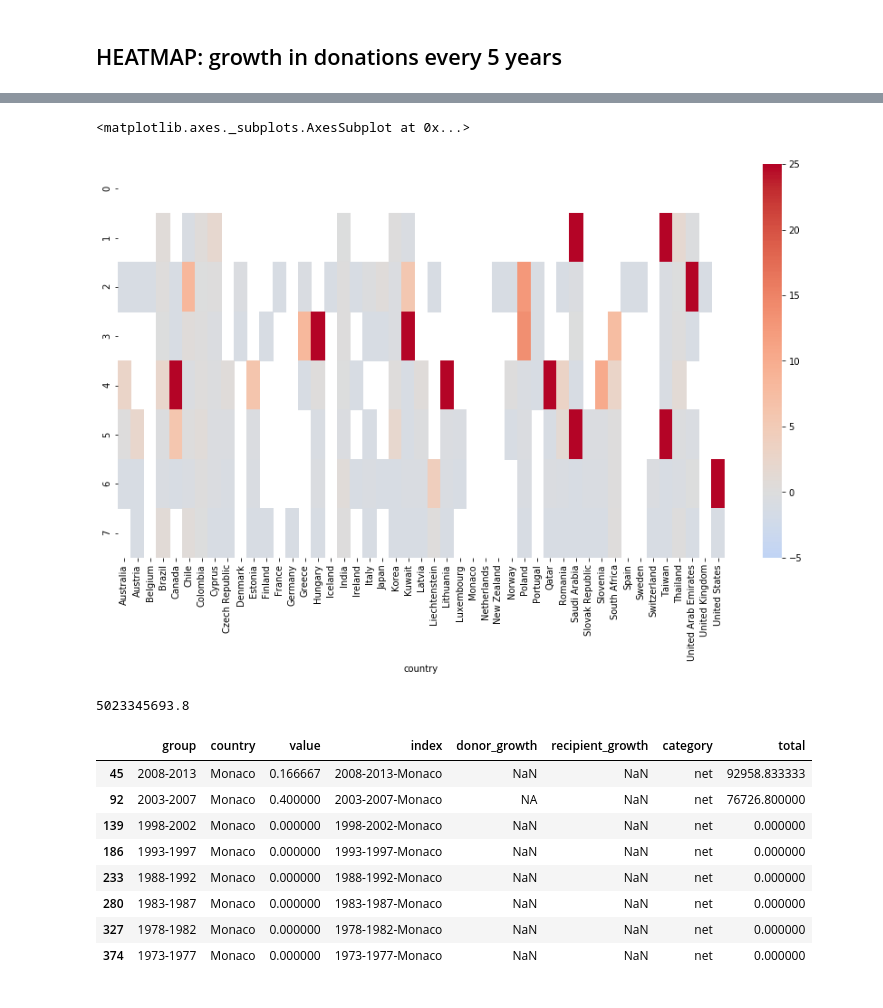
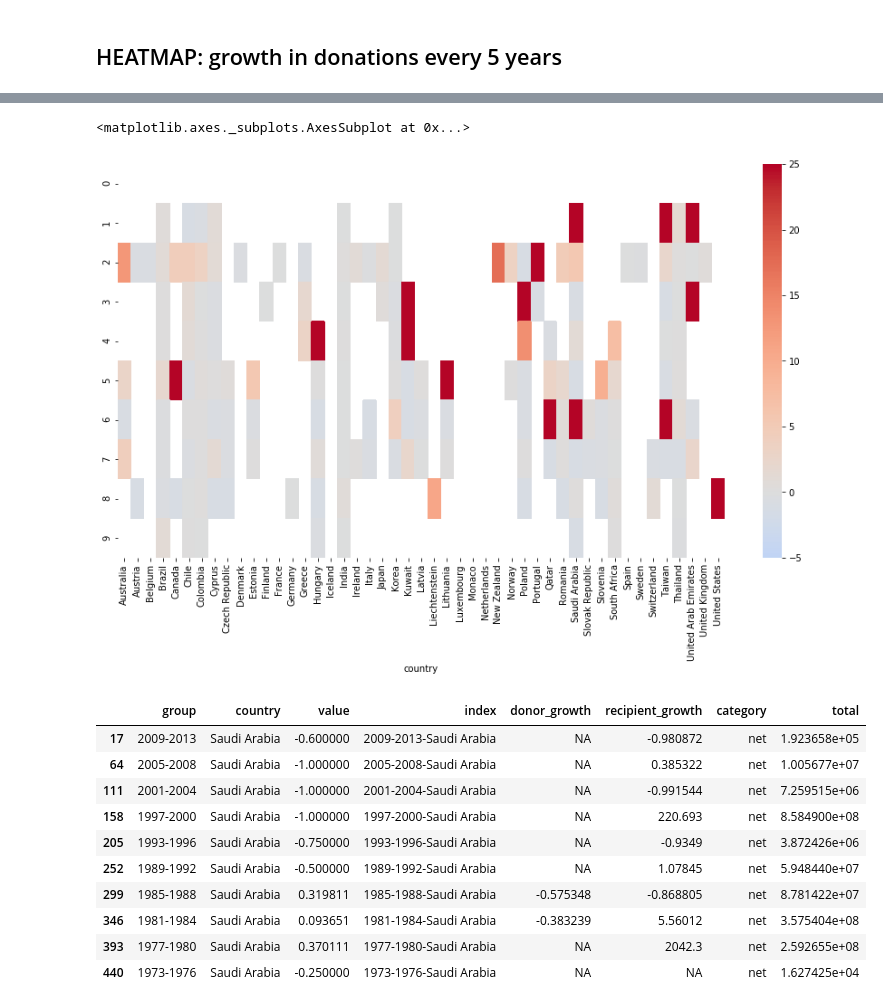
Before and after one commit to dianaow/dianaow.github.io, a Jupyter notebook: SWDchallenge/data/data_processing.ipynb, the cells around one changed output, grey strips where cells are left out. Saved outputs shown, nothing was run; the diff lists cells and outputs as text; code cells hidden in the pictures.

```diff
--- a/SWDchallenge/data/data_processing.ipynb
+++ b/SWDchallenge/data/data_processing.ipynb
@@ -159,22 +159,26 @@ class DataProcessing_GlobalDistribution():
         for i,row in all_country.iterrows():
             if (all_country.loc[i, 'year'] == 'All'):
                 all_country.loc[i, 'group'] = 'All'
-            elif (all_country.loc[i, 'year'] >= 1973) & (all_country.loc[i, 'year'] <= 1977):
-                all_country.loc[i, 'group'] = '1973-1977'
-            elif (all_country.loc[i, 'year'] >= 1978) & (all_country.loc[i, 'year'] <= 1982):
-                all_country.loc[i, 'group'] = '1978-1982'
-            elif (all_country.loc[i, 'year'] >= 1983) & (all_country.loc[i, 'year'] <= 1987):
-                all_country.loc[i, 'group'] = '1983-1987'
-            elif (all_country.loc[i, 'year'] >= 1988) & (all_country.loc[i, 'year'] <= 1992):
-                all_country.loc[i, 'group'] = '1988-1992'
-            elif (all_country.loc[i, 'year'] >= 1993) & (all_country.loc[i, 'year'] <= 1997):
-                all_country.loc[i, 'group'] = '1993-1997'
-            elif (all_country.loc[i, 'year'] >= 1998) & (all_country.loc[i, 'year'] <= 2002):
-                all_country.loc[i, 'group'] = '1998-2002'
-            elif (all_country.loc[i, 'year'] >= 2003) & (all_country.loc[i, 'year'] <= 2007):
-                all_country.loc[i, 'group'] = '2003-2007'
-            elif (all_country.loc[i, 'year'] >= 2008) & (all_country.loc[i, 'year'] <= 2012):
-                all_country.loc[i, 'group'] = '2008-2012'
+            elif (all_country.loc[i, 'year'] >= 1973) & (all_country.loc[i, 'year'] <= 1976):
+                all_country.loc[i, 'group'] = '1973-1976'
+            elif (all_country.loc[i, 'year'] >= 1977) & (all_country.loc[i, 'year'] <= 1980):
+                all_country.loc[i, 'group'] = '1977-1980'
+            elif (all_country.loc[i, 'year'] >= 1981) & (all_country.loc[i, 'year'] <= 1984):
+                all_country.loc[i, 'group'] = '1981-1984'
+            elif (all_country.loc[i, 'year'] >= 1985) & (all_country.loc[i, 'year'] <= 1988):
+                all_country.loc[i, 'group'] = '1985-1988'
+            elif (all_country.loc[i, 'year'] >= 1989) & (all_country.loc[i, 'year'] <= 1992):
+                all_country.loc[i, 'group'] = '1989-1992'
+            elif (all_country.loc[i, 'year'] >= 1993) & (all_country.loc[i, 'year'] <= 1996):
+                all_country.loc[i, 'group'] = '1993-1996'
+            elif (all_country.loc[i, 'year'] >= 1997) & (all_country.loc[i, 'year'] <= 2000):
+                all_country.loc[i, 'group'] = '1997-2000'
+            elif (all_country.loc[i, 'year'] >= 2001) & (all_country.loc[i, 'year'] <= 2004):
+                all_country.loc[i, 'group'] = '2001-2004'
+            elif (all_country.loc[i, 'year'] >= 2005) & (all_country.loc[i, 'year'] <= 2008):
+                all_country.loc[i, 'group'] = '2005-2008'
+            elif (all_country.loc[i, 'year'] >= 2009) & (all_country.loc[i, 'year'] <= 2013):
+                all_country.loc[i, 'group'] = '2009-2013'
 
         return all_country, all_country_PT.reset_index(drop=True), all_country_pctPT.reset_index(drop=True)
 
@@ -722,3 +759,5 @@ donor_growth_pct = pd.pivot_table(donor_growth, index='group', columns='country'
     .reset_index().set_index('group').pct_change().reset_index()
 recipient_growth_pct = pd.pivot_table(recipient_growth, index='group', columns='country', values='sum')\
     .reset_index().set_index('group').pct_change().reset_index()
+donor_growth_pct.replace(-1, np.nan, inplace=True)
+recipient_growth_pct.replace(-1, np.nan, inplace=True)
@@ -797,4 +876,4 @@ plt.figure(figsize=(15,8))
 sns.heatmap(recipient_growth_pct.drop('group', axis=1), cmap='coolwarm', vmin=-5, center=0, vmax=25)
 # %% [output]
 <matplotlib.axes._subplots.AxesSubplot at 0x...>
-[figure, old version]
+[figure, new version]
@@ -801,5 +887,6 @@ sns.heatmap(recipient_growth_pct.drop('group', axis=1), cmap='coolwarm', vmin=-5
 # %%
 donor_growth_pct1 = donor_growth_pct.replace(np.inf, 'NA')
+donor_growth_pct1 = donor_growth_pct1.replace(np.nan, 'NA')
 
 donor_growth_pctm = pd.melt(donor_growth_pct1, id_vars=['group'])
 #donor_growth_pctm.fillna(0, inplace=True)
@@ -807,6 +894,7 @@ donor_growth_pctm['index'] = donor_growth_pctm['group'].astype(str) + '-' + dono
 #donor_growth_pctm = donor_growth_pctm[donor_growth_pctm['value'] != 'NA']
 
 recipient_growth_pct1 = recipient_growth_pct.replace(np.inf, 'NA')
+recipient_growth_pct1 = recipient_growth_pct1.replace(np.nan, 'NA')
 
 recipient_growth_pctm = pd.melt(recipient_growth_pct1, id_vars=['group'])
 #recipient_growth_pctm.fillna(0, inplace=True)
@@ -818,6 +906,7 @@ donor_ratio_m['index'] = donor_ratio_m['group'].astype(str) + '-' + donor_ratio_
 # %%
 # Define the sorter
 sorter = list(gdp_m[gdp_m['year'] == 2013].sort_values('value', ascending=False).country)
+sorter.insert(100, 'Taiwan')
 
 # Create the dictionary that defines the order for sorting
 sorterIndex = dict(zip(sorter,range(len(sorter))))
@@ -849,22 +938,20 @@ donor_ratio_m.replace('Czech Republic', 'Czech Rep.', inplace=True)
 #recipient_growth_pctm.to_csv('recipient_growth_pctm.csv', index=False)
 #donor_growth_pctm.to_csv('donor_growth_pctm.csv', index=False)
 donor_ratio_m.to_csv('donor_ratio_m.csv', index=False)
-# %%
-max(donor_ratio_m.total)
-# %% [output]
-5023345693.8
 # %%
-donor_ratio_m[donor_ratio_m['country'] == 'Monaco']
+donor_ratio_m[donor_ratio_m['country'] == 'Saudi Arabia']
 # %% [output]
 |  | group | country | value | index | donor_growth | recipient_growth | category | total |
-| 45 | 2008-2013 | Monaco | 0.166667 | 2008-2013-Monaco | NaN | NaN | net | 92958.833333 |
-| 92 | 2003-2007 | Monaco | 0.400000 | 2003-2007-Monaco | NA | NaN | net | 76726.800000 |
-| 139 | 1998-2002 | Monaco | 0.000000 | 1998-2002-Monaco | NaN | NaN | net | 0.000000 |
-| 186 | 1993-1997 | Monaco | 0.000000 | 1993-1997-Monaco | NaN | NaN | net | 0.000000 |
-| 233 | 1988-1992 | Monaco | 0.000000 | 1988-1992-Monaco | NaN | NaN | net | 0.000000 |
-| 280 | 1983-1987 | Monaco | 0.000000 | 1983-1987-Monaco | NaN | NaN | net | 0.000000 |
-| 327 | 1978-1982 | Monaco | 0.000000 | 1978-1982-Monaco | NaN | NaN | net | 0.000000 |
-| 374 | 1973-1977 | Monaco | 0.000000 | 1973-1977-Monaco | NaN | NaN | net | 0.000000 |
+| 17 | 2009-2013 | Saudi Arabia | -0.600000 | 2009-2013-Saudi Arabia | NA | -0.980872 | net | 1.923658e+05 |
+| 64 | 2005-2008 | Saudi Arabia | -1.000000 | 2005-2008-Saudi Arabia | NA | 0.385322 | net | 1.005677e+07 |
+| 111 | 2001-2004 | Saudi Arabia | -1.000000 | 2001-2004-Saudi Arabia | NA | -0.991544 | net | 7.259515e+06 |
+| 158 | 1997-2000 | Saudi Arabia | -1.000000 | 1997-2000-Saudi Arabia | NA | 220.693 | net | 8.584900e+08 |
+| 205 | 1993-1996 | Saudi Arabia | -0.750000 | 1993-1996-Saudi Arabia | NA | -0.9349 | net | 3.872426e+06 |
+| 252 | 1989-1992 | Saudi Arabia | -0.500000 | 1989-1992-Saudi Arabia | NA | 1.07845 | net | 5.948440e+07 |
+| 299 | 1985-1988 | Saudi Arabia | 0.319811 | 1985-1988-Saudi Arabia | -0.575348 | -0.868805 | net | 8.781422e+07 |
+| 346 | 1981-1984 | Saudi Arabia | 0.093651 | 1981-1984-Saudi Arabia | -0.383239 | 5.56012 | net | 3.575404e+08 |
+| 393 | 1977-1980 | Saudi Arabia | 0.370111 | 1977-1980-Saudi Arabia | NA | 2042.3 | net | 2.592655e+08 |
+| 440 | 1973-1976 | Saudi Arabia | -0.250000 | 1973-1976-Saudi Arabia | NA | NA | net | 1.627425e+04 |
 # %%
 donor_ratio_m[donor_ratio_m['country'] == 'Portugal']
 # %% [output]
```
Also changed, not shown: parts of 37 cells of this notebook, 17 other files.
